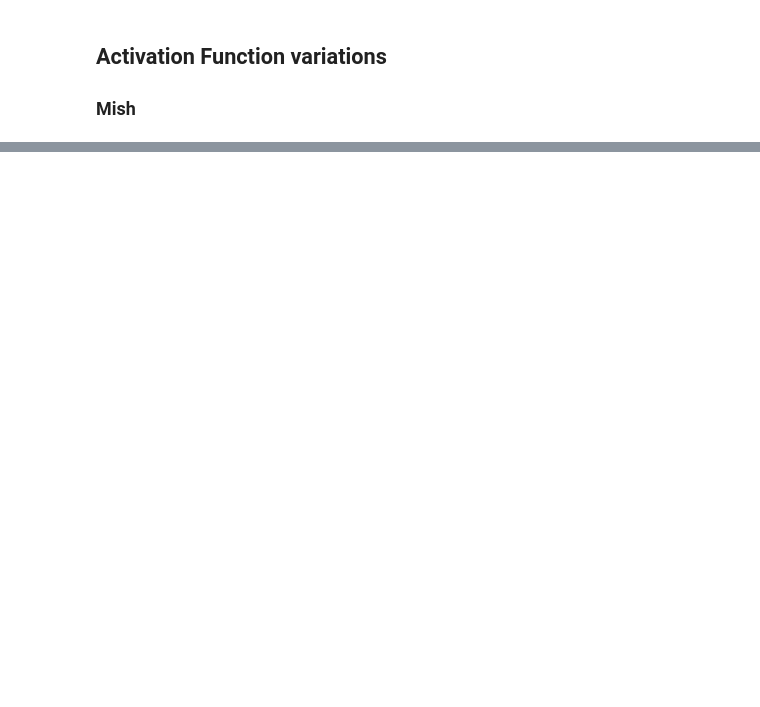
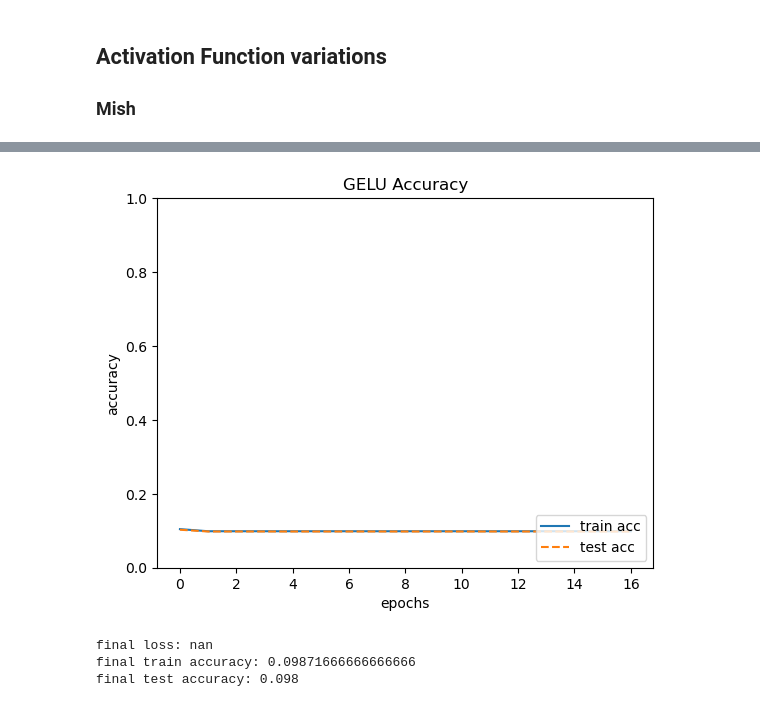
Before and after one commit to Thinline20/mnist_assignment, a Jupyter notebook: src/modified_net.ipynb, the cells around one changed output, grey strips where cells are left out. Cells and saved outputs as stored; diff of their text form; code cells hidden in the pictures; blank space fills up the shorter version.

```diff
--- a/src/modified_net.ipynb
+++ b/src/modified_net.ipynb
@@ -97,0 +166,23 @@ final test accuracy: 0.9614
+# %%
+markers = {"train": "o", "test": "s"}
+
+x = np.arange(len(lrelu_train_acc_list))
+
+plt.plot(x, lrelu_train_acc_list, label="train acc")
+plt.plot(x, lrelu_test_acc_list, label="test acc", linestyle="--")
+plt.xlabel("epochs")
+plt.ylabel("accuracy")
+plt.ylim(0, 1.0)
+plt.legend(loc="lower right")
+plt.title("GELU Accuracy")
+plt.show()
+# %% [output]
+[figure, added]
+# %%
+print(f"final loss: {lrelu_train_loss_list[-1]}")
+print(f"final train accuracy: {lrelu_train_acc_list[-1]}")
+print(f"final test accuracy: {lrelu_test_acc_list[-1]}")
+# %% [output]
+final loss: nan
+final train accuracy: 0.09871666666666666
+final test accuracy: 0.098
```
Also changed, not shown: parts of 8 cells of this notebook, 3 other files.
